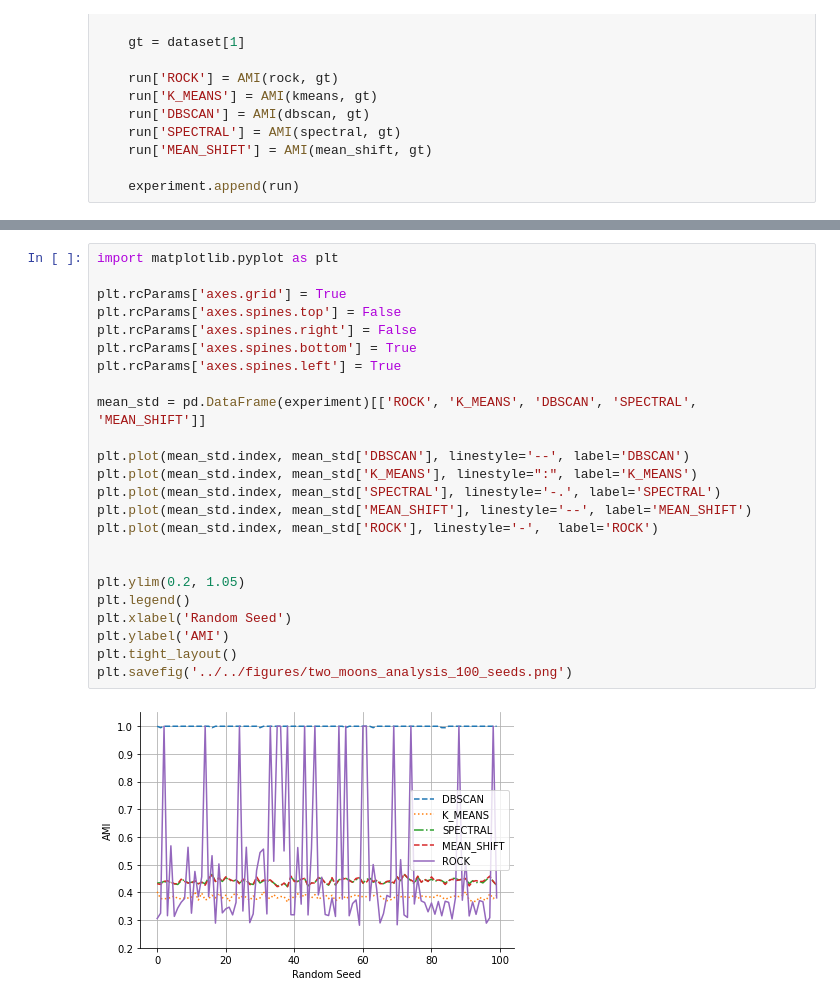
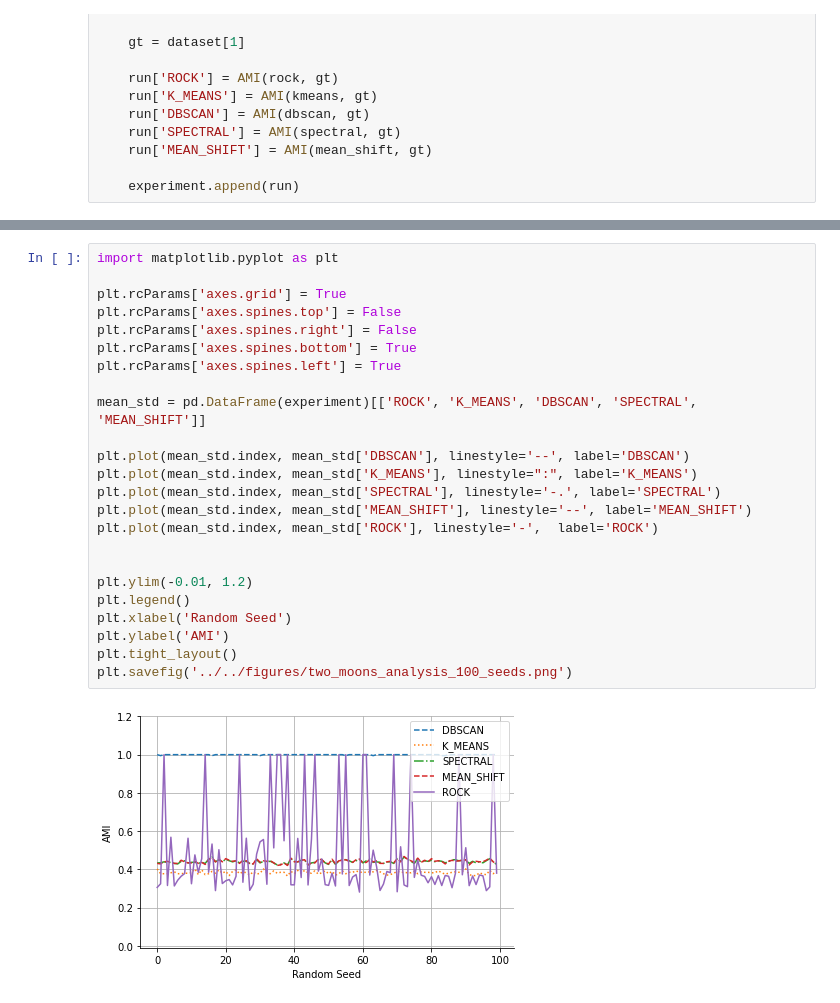
Before and after one commit to thullmann/overoptimism-clust-algo, a Jupyter notebook: notebooks/Comparisons/Analysis_two_moons_100_seed.ipynb, the cells around one changed output, grey strips where cells are left out. Cells and saved outputs as stored; diff of their text form.

```diff
--- a/notebooks/Comparisons/Analysis_two_moons_100_seed.ipynb
+++ b/notebooks/Comparisons/Analysis_two_moons_100_seed.ipynb
@@ -69,26 +66,26 @@ NameError: name 'plt' is not defined
 # %%
 import matplotlib.pyplot as plt
 
 plt.rcParams['axes.grid'] = True
 plt.rcParams['axes.spines.top'] = False
 plt.rcParams['axes.spines.right'] = False
 plt.rcParams['axes.spines.bottom'] = True
 plt.rcParams['axes.spines.left'] = True
 
 mean_std = pd.DataFrame(experiment)[['ROCK', 'K_MEANS', 'DBSCAN', 'SPECTRAL', 'MEAN_SHIFT']]
 
 plt.plot(mean_std.index, mean_std['DBSCAN'], linestyle='--', label='DBSCAN')
 plt.plot(mean_std.index, mean_std['K_MEANS'], linestyle=":", label='K_MEANS')
 plt.plot(mean_std.index, mean_std['SPECTRAL'], linestyle='-.', label='SPECTRAL')
 plt.plot(mean_std.index, mean_std['MEAN_SHIFT'], linestyle='--', label='MEAN_SHIFT')
 plt.plot(mean_std.index, mean_std['ROCK'], linestyle='-',  label='ROCK')
 
 
-plt.ylim(0.2, 1.05)
+plt.ylim(-0.01, 1.2)
 plt.legend()
 plt.xlabel('Random Seed')
 plt.ylabel('AMI')
 plt.tight_layout()
 plt.savefig('../../figures/two_moons_analysis_100_seeds.png')
 # %% [output]
-[figure, old version]
+[figure, new version]
```
Also changed, not shown: parts of 1 cell of this notebook, 32 other files.
